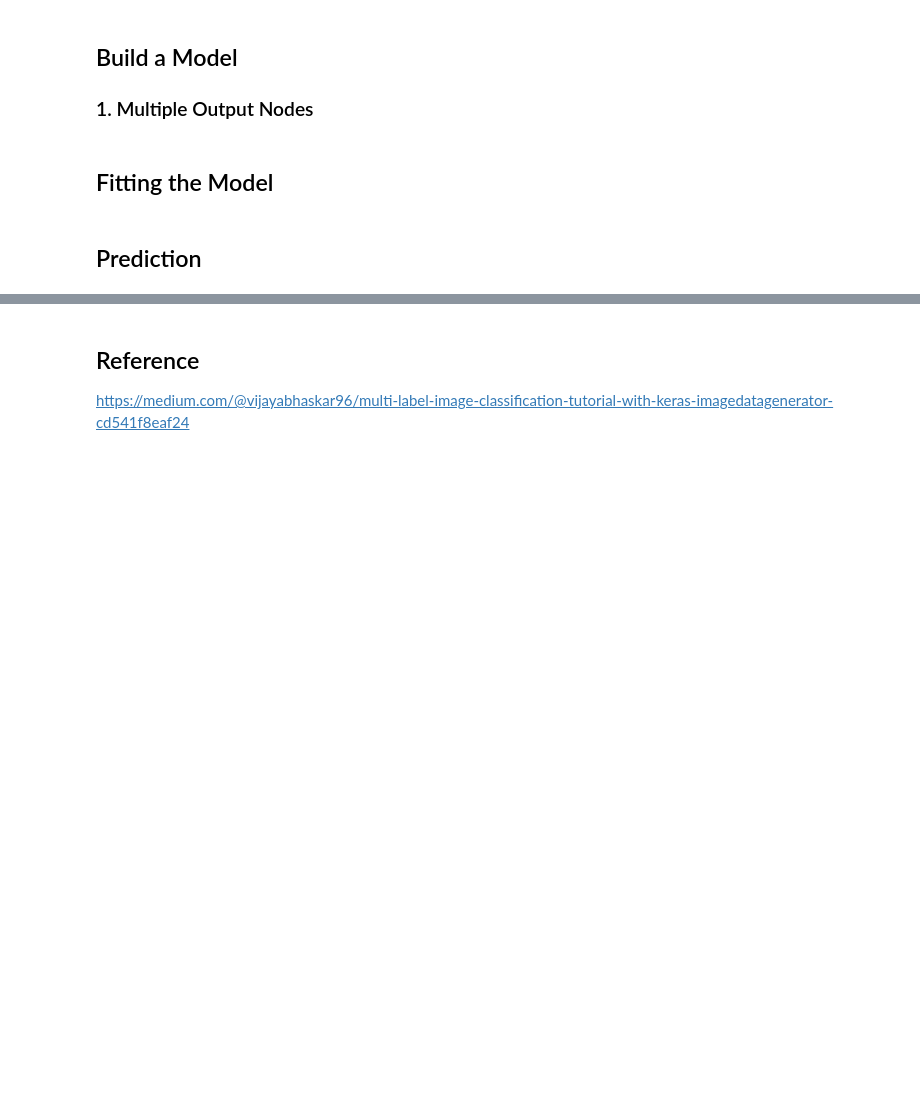
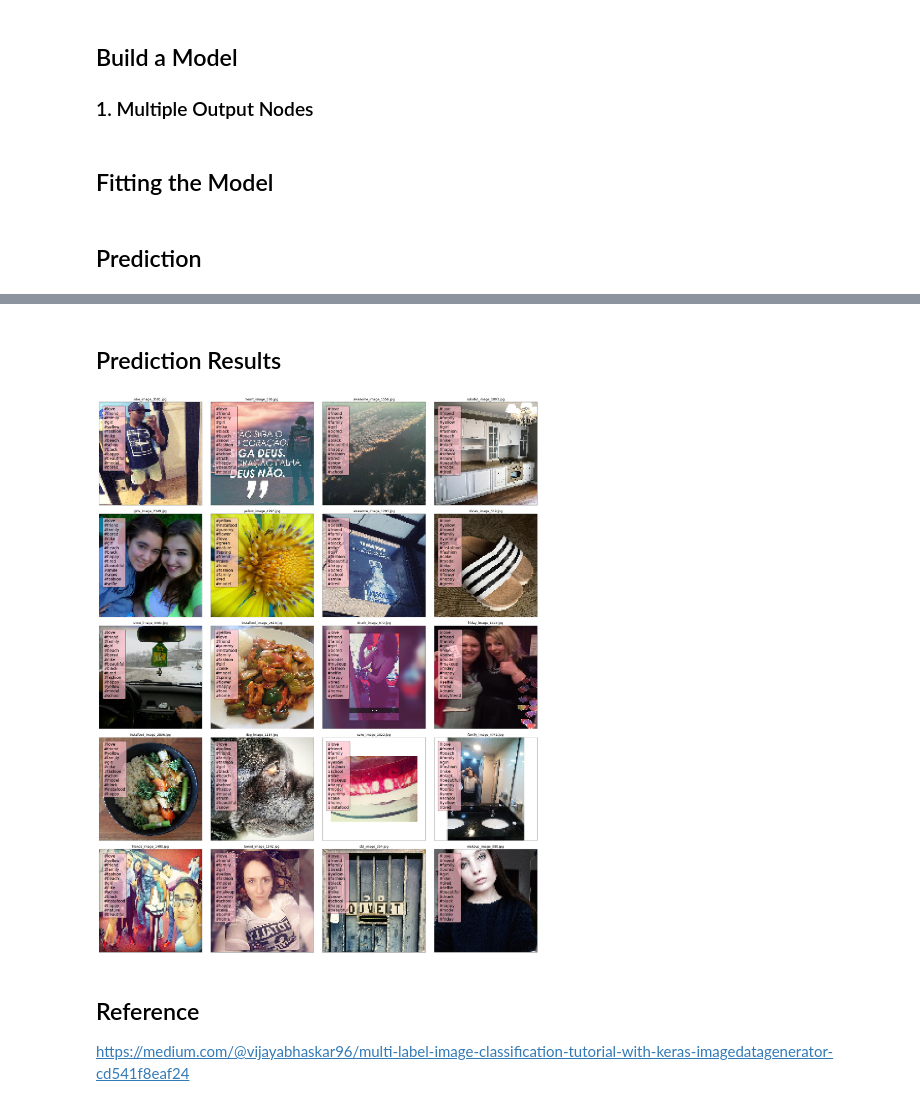
Before and after one commit to tomerlaufer123/cs130Project, a Jupyter notebook: model_development/notebooks/1-base-model.ipynb, the cells around one changed output, grey strips where cells are left out. Cells and saved outputs as stored; diff of their text form; code cells hidden in the pictures; blank space fills up the shorter version.

```diff
--- a/model_development/notebooks/1-base-model.ipynb
+++ b/model_development/notebooks/1-base-model.ipynb
@@ -224,3 +224,13 @@ ipyplot.plot_images(paths, labels)
+# %% [markdown]
+## Prediction Results
+# %%
+results = pd.read_csv("temp", names=["filename","y_true","y_pred"])
+results["y_pred"] = results["y_pred"].apply(lambda x: x.split("'")[1::2])
+# %%
+top10 = results["y_pred"].apply(lambda x: x[:15])
+show_images(test_generator, data_list=results.filename, tag_list=top10, categorical=False)
+# %% [output]
+[figure, added]
 # %% [markdown]
 ## Reference
 https://medium.com/@vijayabhaskar96/multi-label-image-classification-tutorial-with-keras-imagedatagenerator-cd541f8eaf24
```
Also changed, not shown: parts of 10 cells of this notebook, 11 other files.
